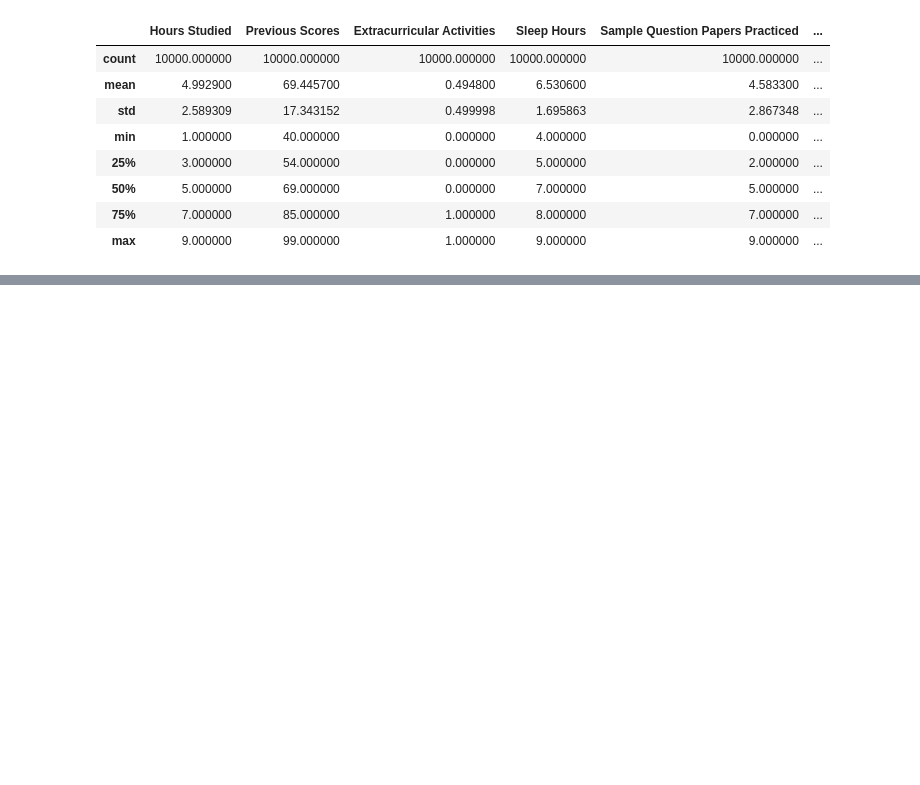
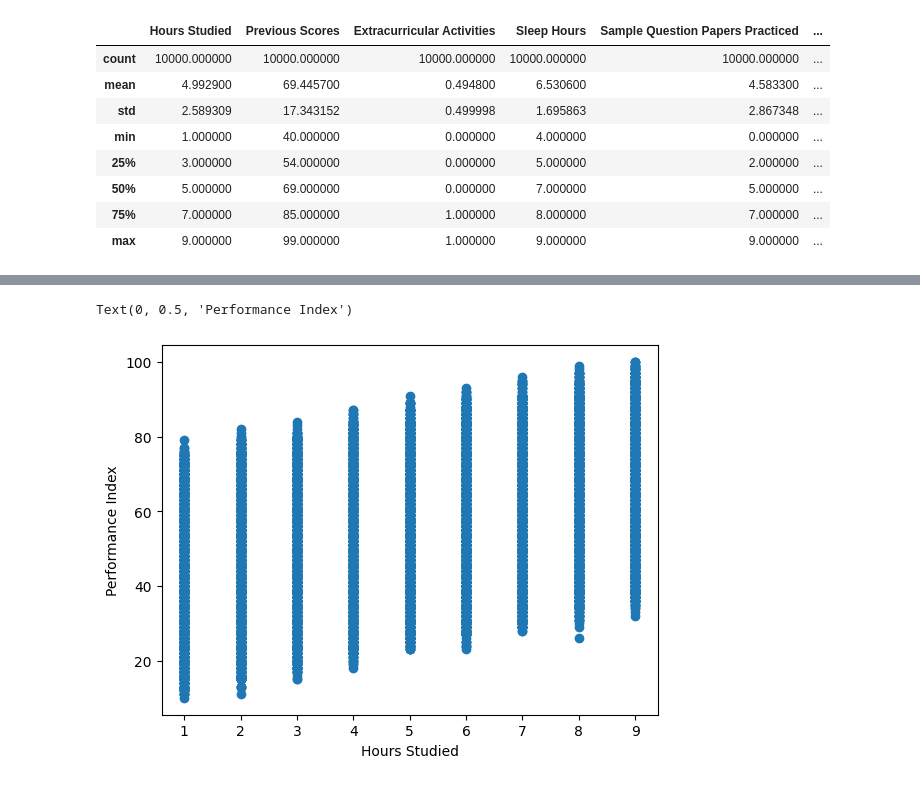
Before and after one commit to iWOLFSTEIN/Student-Performance-Predictor-Multiple-Linear-Regression-ML, a Jupyter notebook: main.ipynb, the cells around one changed output, grey strips where cells are left out. Saved outputs shown, nothing was run; the diff lists cells and outputs as text; code cells hidden in the pictures; blank space fills up the shorter version.

```diff
--- a/main.ipynb
+++ b/main.ipynb
@@ -61,0 +81,7 @@ df.describe()
+# %%
+plt.scatter(df['Hours Studied'], df['Performance Index'])
+plt.xlabel('Hours Studied')
+plt.ylabel('Performance Index')
+# %% [output]
+Text(0, 0.5, 'Performance Index')
+[figure, added]
```
Also changed, not shown: parts of 10 cells of this notebook, 1 other file.
